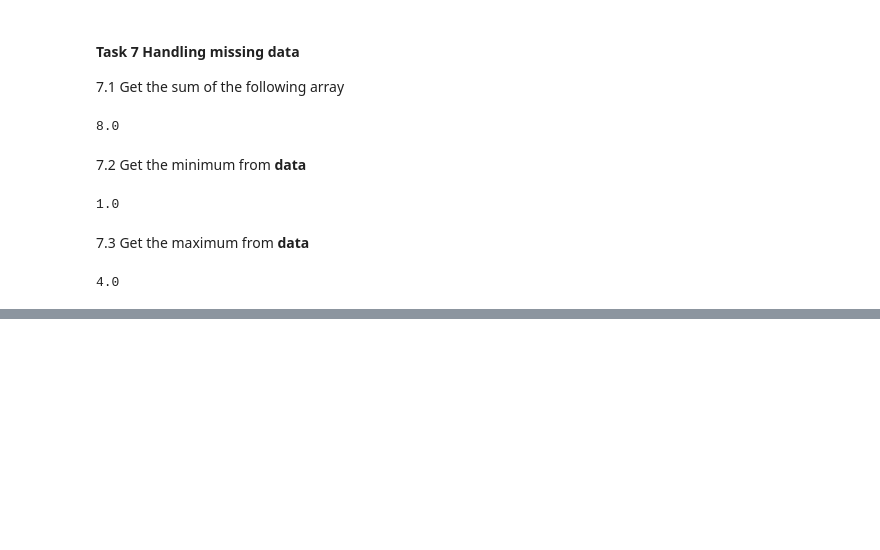
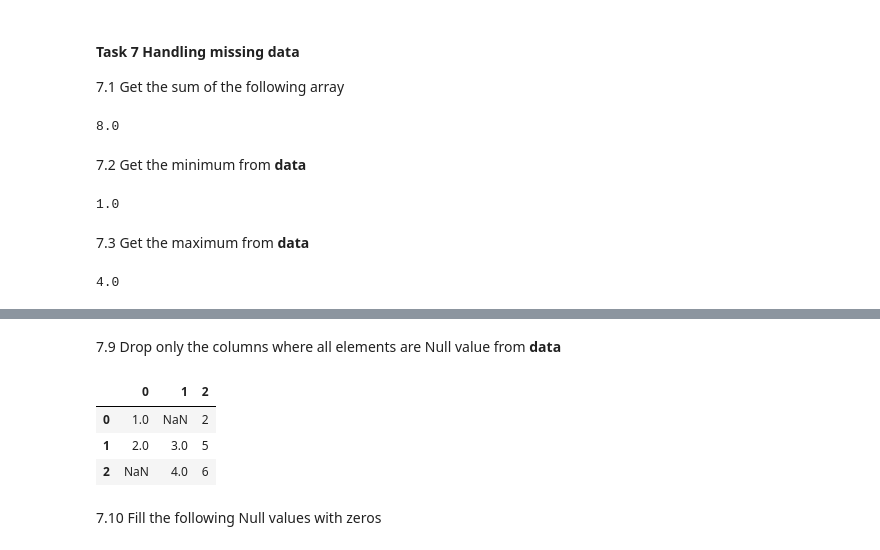
Before and after one commit to LeonvonGrebmer/Data_Science_Training_Books, a Jupyter notebook: Pandas_Training_Book_v_005.ipynb, the cells around one changed output, grey strips where cells are left out. Drawn from its saved outputs; the diff is of its cells as text; code cells hidden in the pictures; blank space fills up the shorter version.

```diff
--- a/Pandas_Training_Book_v_005.ipynb
+++ b/Pandas_Training_Book_v_005.ipynb
@@ -593,0 +662,9 @@ np.nanmax(data)
+# %% [markdown]
+7.9 Drop only the columns where all elements are Null value from **data**
+# %%
+data.dropna(axis= "columns", how= "all")
+# %% [output]
+|  | 0 | 1 | 2 |
+| 0 | 1.0 | NaN | 2 |
+| 1 | 2.0 | 3.0 | 5 |
+| 2 | NaN | 4.0 | 6 |
@@ -593,0 +673,2 @@ np.nanmax(data)
+# %% [markdown]
+7.10 Fill the following Null values with zeros
```
Also changed, not shown: parts of 25 cells of this notebook.
